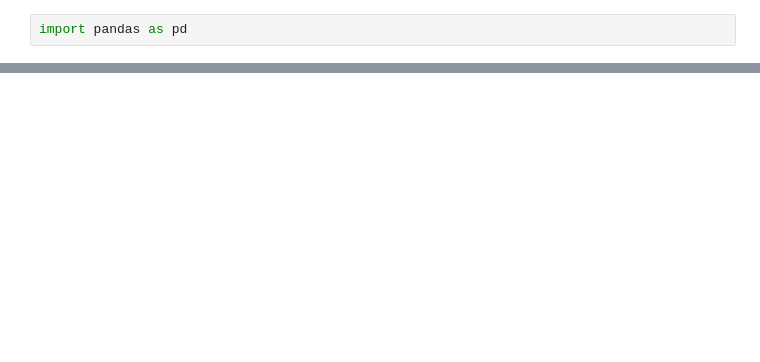
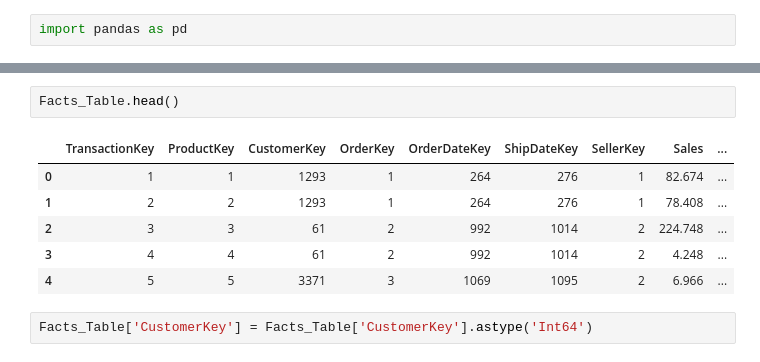
Before and after one commit to ASobreira/Data-Warehouses, a Jupyter notebook: Phase02/Dimensions/dimensions.ipynb, the cells around one changed output, grey strips where cells are left out. Cells and saved outputs as stored; diff of their text form; blank space fills up the shorter version.

```diff
--- a/Phase02/Dimensions/dimensions.ipynb
+++ b/Phase02/Dimensions/dimensions.ipynb
@@ -58,0 +95,11 @@ HolidayDimension.head()
+# %%
+Facts_Table.head()
+# %% [output]
+|  | TransactionKey | ProductKey | CustomerKey | OrderKey | OrderDateKey | ShipDateKey | SellerKey | Sales | ... |
+| 0 | 1 | 1 | 1293 | 1 | 264 | 276 | 1 | 82.674 | ... |
+| 1 | 2 | 2 | 1293 | 1 | 264 | 276 | 1 | 78.408 | ... |
+| 2 | 3 | 3 | 61 | 2 | 992 | 1014 | 2 | 224.748 | ... |
+| 3 | 4 | 4 | 61 | 2 | 992 | 1014 | 2 | 4.248 | ... |
+| 4 | 5 | 5 | 3371 | 3 | 1069 | 1095 | 2 | 6.966 | ... |
+# %%
+Facts_Table['CustomerKey'] = Facts_Table['CustomerKey'].astype('Int64')
```
Also changed, not shown: parts of 12 cells of this notebook, 24 other files.
